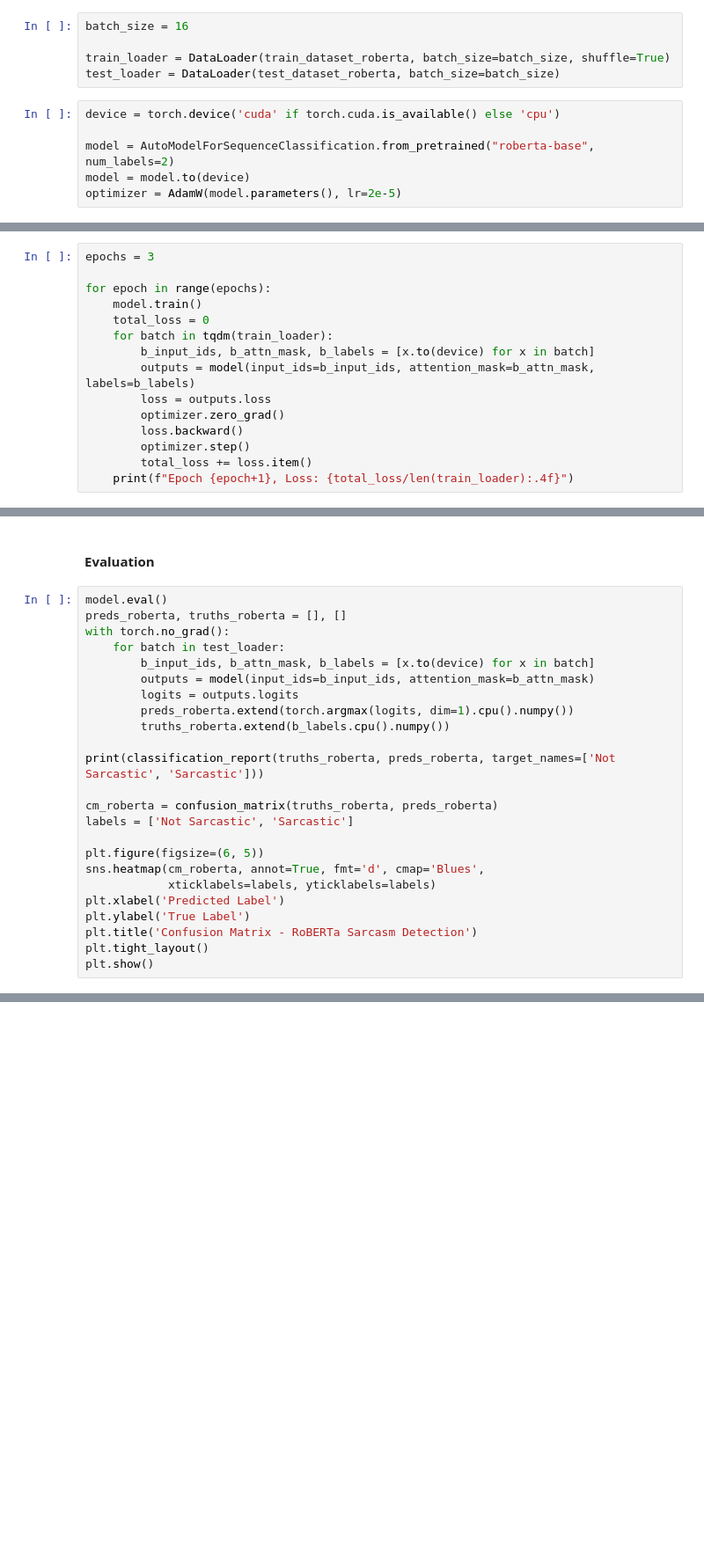
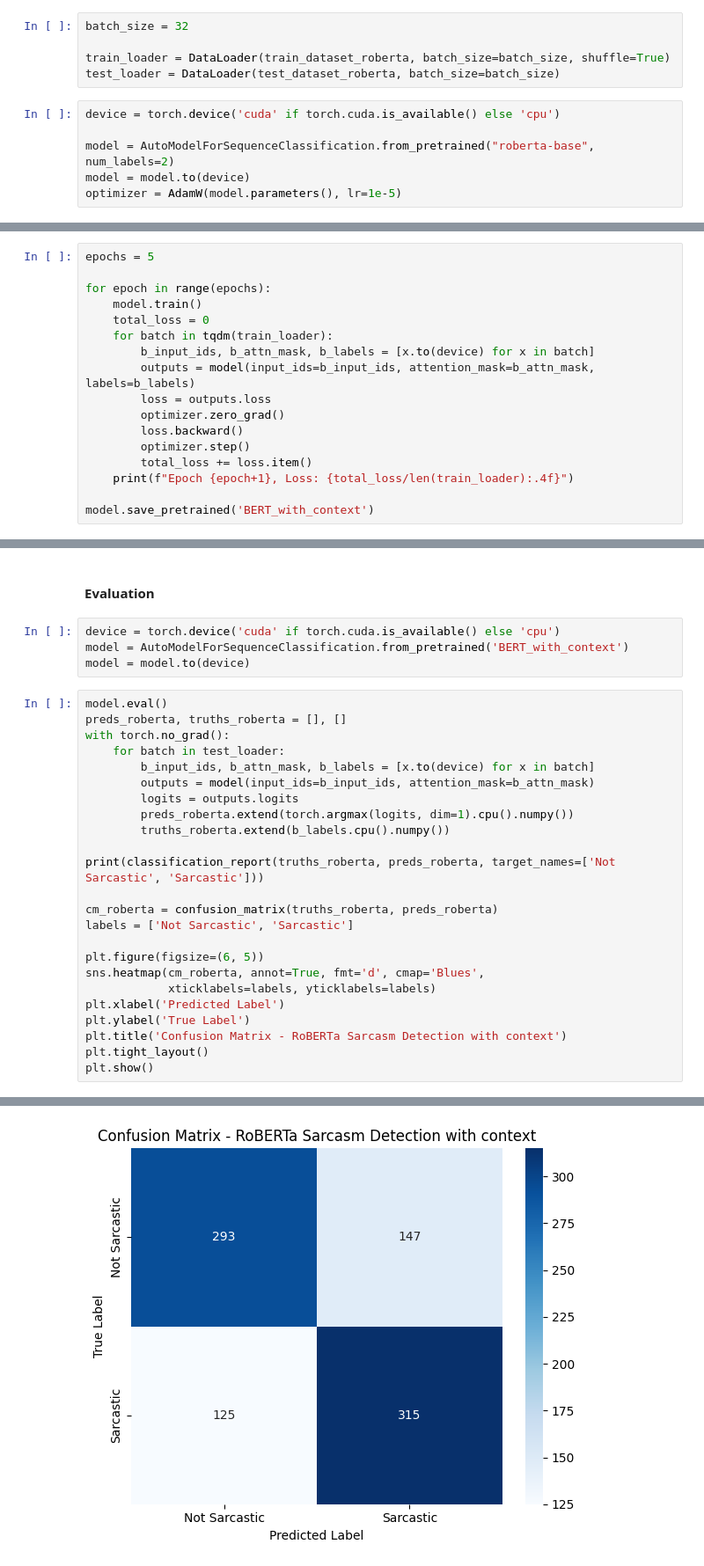
Before and after one commit to minhtripham9/sarcasm-detection, a Jupyter notebook: Code/BERT-DS1.ipynb, the cells around one changed output, grey strips where cells are left out. Shown: that part at 88% size. Drawn from its saved outputs; the diff is of its cells as text; blank space fills up the shorter version.

```diff
--- a/Code/BERT-DS1.ipynb
+++ b/Code/BERT-DS1.ipynb
@@ -211,7 +271,7 @@ test_dataset_roberta = TensorDataset(
     torch.tensor(y_test_roberta)
 )
 # %%
-batch_size = 16
+batch_size = 32
 
 train_loader = DataLoader(train_dataset_roberta, batch_size=batch_size, shuffle=True)
 test_loader = DataLoader(test_dataset_roberta, batch_size=batch_size)
@@ -220,4 +280,4 @@ device = torch.device('cuda' if torch.cuda.is_available() else 'cpu')
 
 model = AutoModelForSequenceClassification.from_pretrained("roberta-base", num_labels=2)
 model = model.to(device)
-optimizer = AdamW(model.parameters(), lr=2e-5)
+optimizer = AdamW(model.parameters(), lr=1e-5)
@@ -224,7 +287,7 @@ optimizer = AdamW(model.parameters(), lr=2e-5)
 # %% [markdown]
 #### Training loop
 # %%
-epochs = 3
+epochs = 5
 
 for epoch in range(epochs):
     model.train()
@@ -238,3 +301,5 @@ for epoch in range(epochs):
         optimizer.step()
         total_loss += loss.item()
     print(f"Epoch {epoch+1}, Loss: {total_loss/len(train_loader):.4f}")
+
+model.save_pretrained('BERT_with_context')
@@ -241,5 +312,9 @@ for epoch in range(epochs):
 # %% [markdown]
 #### Evaluation
+# %%
+device = torch.device('cuda' if torch.cuda.is_available() else 'cpu')
+model = AutoModelForSequenceClassification.from_pretrained('BERT_with_context')
+model = model.to(device)
 # %%
 model.eval()
 preds_roberta, truths_roberta = [], []
@@ -261,6 +336,7 @@ sns.heatmap(cm_roberta, annot=True, fmt='d', cmap='Blues',
             xticklabels=labels, yticklabels=labels)
 plt.xlabel('Predicted Label')
 plt.ylabel('True Label')
-plt.title('Confusion Matrix - RoBERTa Sarcasm Detection')
+plt.title('Confusion Matrix - RoBERTa Sarcasm Detection with context')
 plt.tight_layout()
 plt.show()
+# %% [output]
@@ -266,0 +351 @@ plt.show()
+[figure, added]
```
Also changed, not shown: parts of 16 cells of this notebook.
